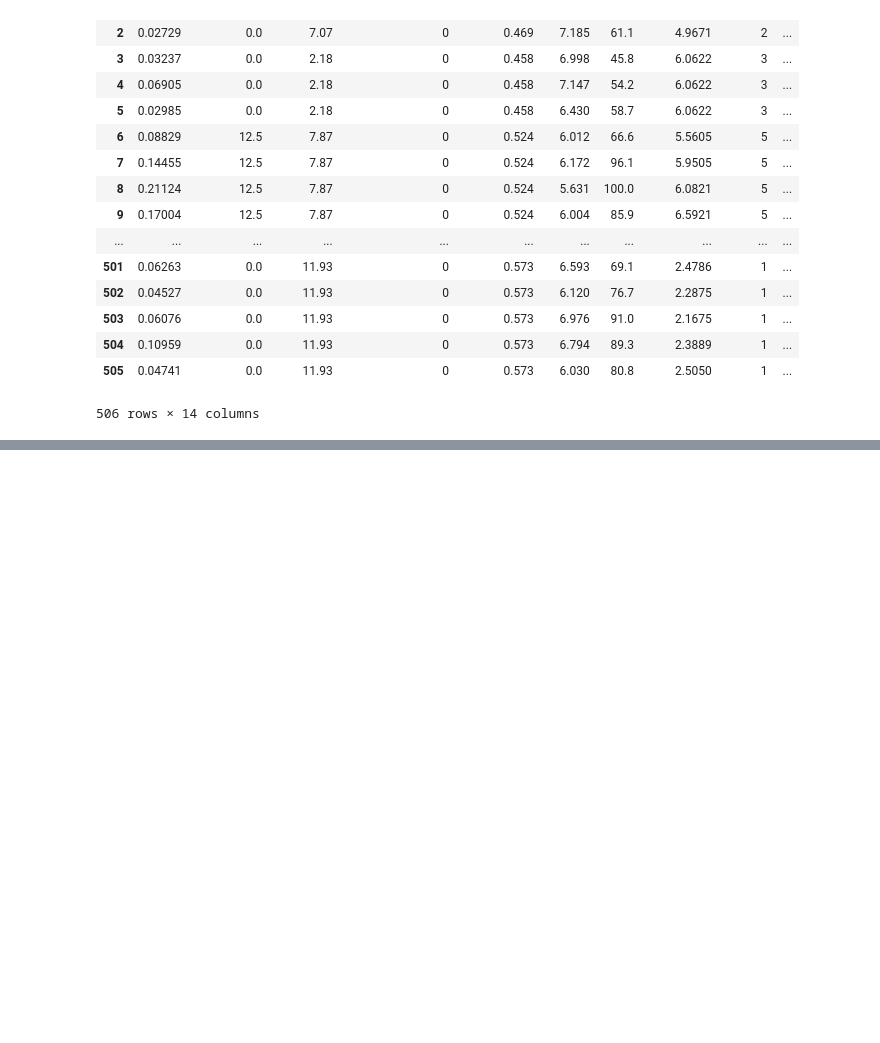
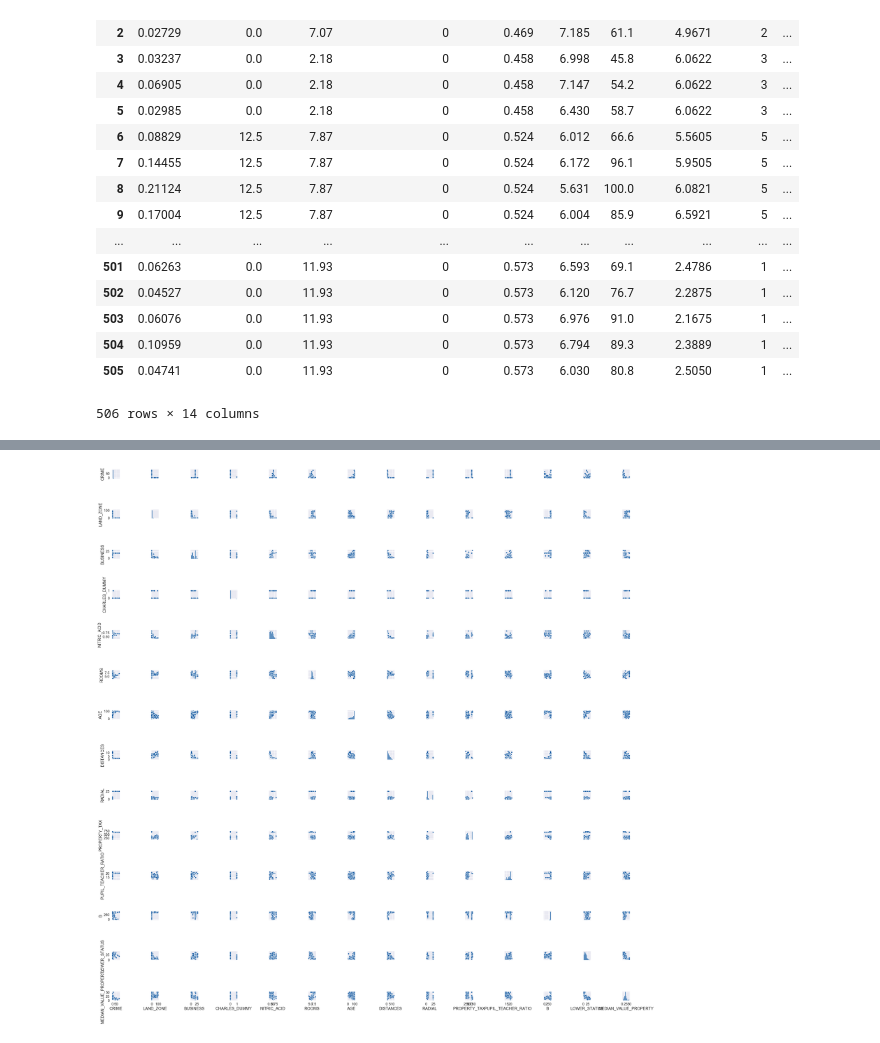
Before and after one commit to SedarOlmez94/coursework_2_LIDA, a Jupyter notebook: Linear regression.ipynb, the cells around one changed output, grey strips where cells are left out. Cells and saved outputs as stored; diff of their text form; code cells hidden in the pictures; blank space fills up the shorter version.

```diff
--- a/Linear regression.ipynb
+++ b/Linear regression.ipynb
@@ -86,0 +97,8 @@ it would be easier to detect outliers
+# %%
+# The entire dataset
+sea.set_palette("Blues_r")
+sea.pairplot(data_frame)
+plt.tight_layout()
+plt.show()
+# %% [output]
+[figure, added]
```
Also changed, not shown: parts of 3 cells of this notebook.
